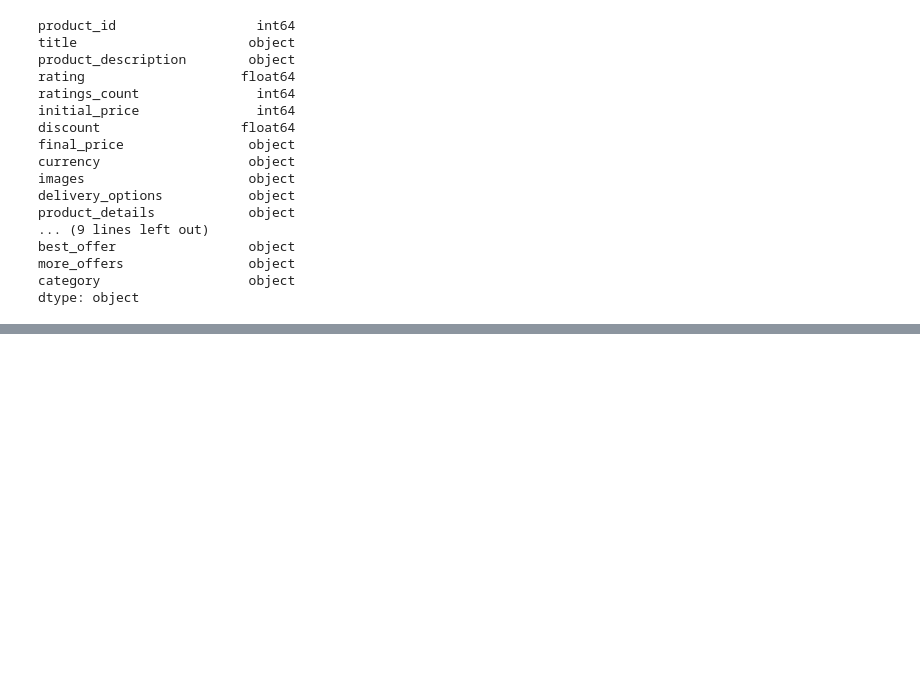
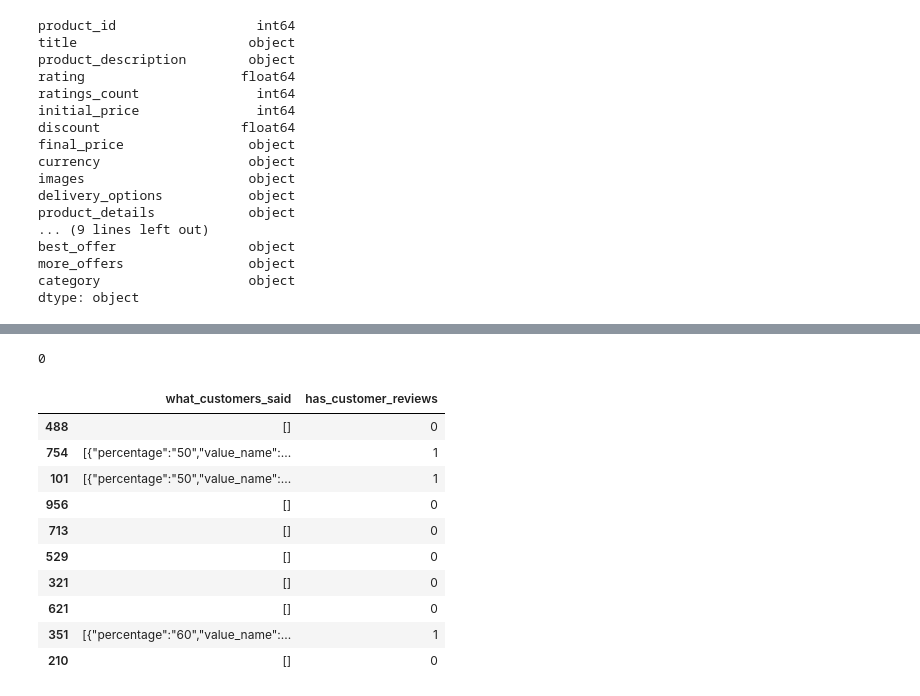
Before and after one commit to suryssss/CEI_Assigments, a Jupyter notebook: week-1-Assigment/week1.ipynb, the cells around one changed output, grey strips where cells are left out. Saved outputs shown, nothing was run; the diff lists cells and outputs as text; code cells hidden in the pictures; blank space fills up the shorter version.

Commit message:
handling missing values

```diff
--- a/week-1-Assigment/week1.ipynb
+++ b/week-1-Assigment/week1.ipynb
@@ -132,0 +161,16 @@ dtype: object
+# %%
+'''
+the columns having null values are discount,what_customers_said,
+seller_name,videos ,seller_information and variantions
+%of missing values of discount =12.1%
+%of missing values of what_customers_said= 57.3%
+%of missing values of seller_name=30.1%
+%of missing values of videos=78.1%
+%of missing values of seller_infomation=30.1%
+%of missing values of variations=56.2
+ '''
+
+#filling null data
+#filling discount with median
+df["discount"] = df["discount"].fillna(df["discount"].median())
+df.isnull().sum()
@@ -132,0 +210,4 @@ dtype: object
+# %%
+#handling missing value of seller_name
+df["seller_name"] = df["seller_name"].fillna("Unknown Seller")
+df.isnull().sum()
@@ -132,0 +247,4 @@ dtype: object
+# %%
+#handling missing values for seller_information
+df["seller_information"] = df["seller_information"].fillna("Information not Found")
+df.isnull().sum()
@@ -132,0 +289,29 @@ dtype: object
+# %%
+#despite having 50%+ null values as we cannot ignore the feedback from the customers as they are
+#core business logic
+#handling the null values by adding an indicator flag (feature engineering !!)
+
+#creating a indicator column as has_customer_reviews
+df["has_customer_reviews"]=df['what_customers_said'].notna().astype(int)
+
+#filling the null values with an empty list to preserve sturcture
+df["what_customers_said"] = df["what_customers_said"].fillna("[]")
+
+# Verify
+print(df["what_customers_said"].isnull().sum())
+
+#view the result
+df[['what_customers_said', 'has_customer_reviews']].sample(10)
+# %% [output]
+0
+|  | what_customers_said | has_customer_reviews |
+| 488 | [] | 0 |
+| 754 | [{"percentage":"50","value_name":... | 1 |
+| 101 | [{"percentage":"50","value_name":... | 1 |
+| 956 | [] | 0 |
+| 713 | [] | 0 |
+| 529 | [] | 0 |
+| 321 | [] | 0 |
+| 621 | [] | 0 |
+| 351 | [{"percentage":"60","value_name":... | 1 |
+| 210 | [] | 0 |
```
Also changed, not shown: parts of 17 cells of this notebook.
